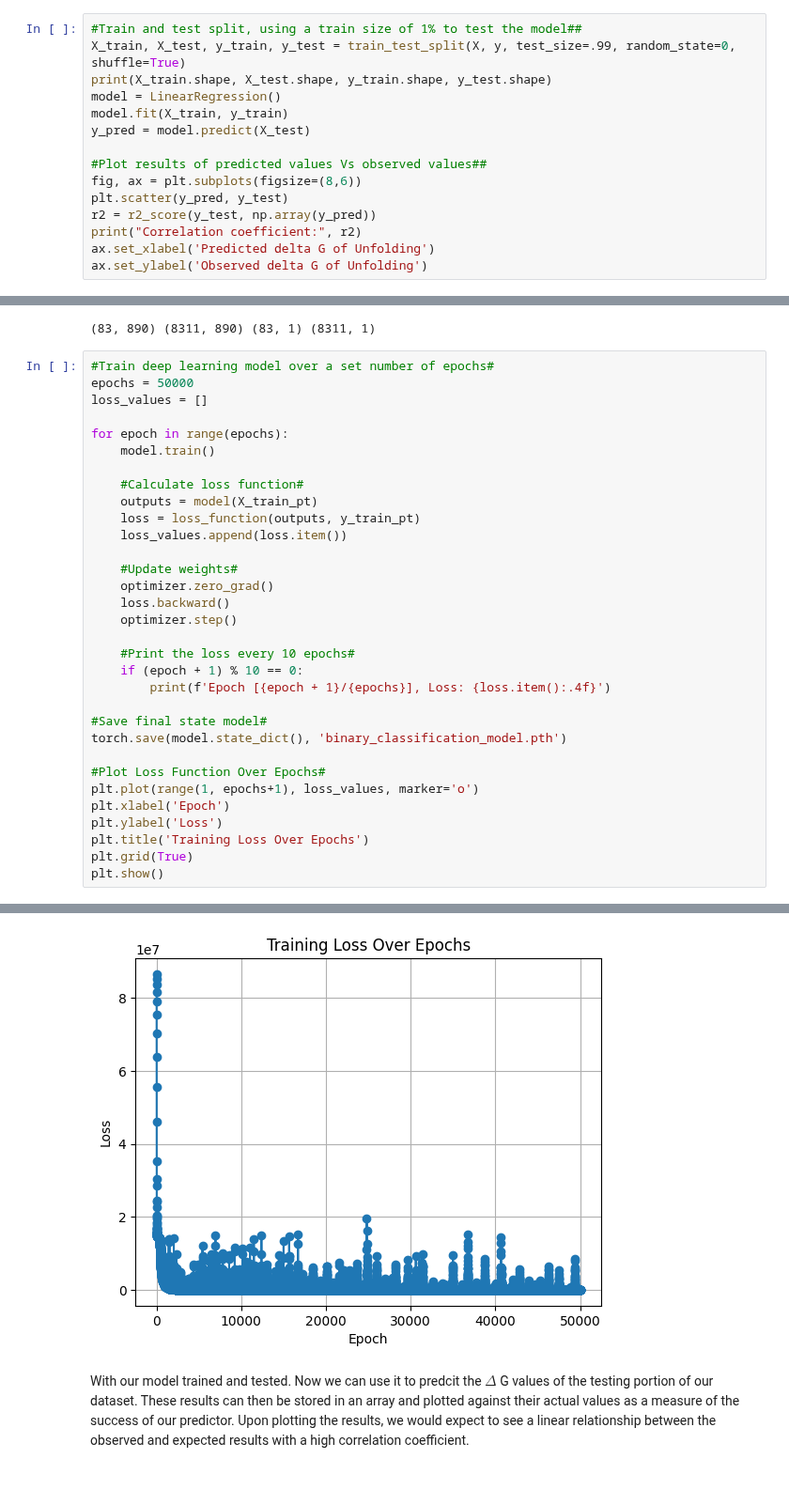
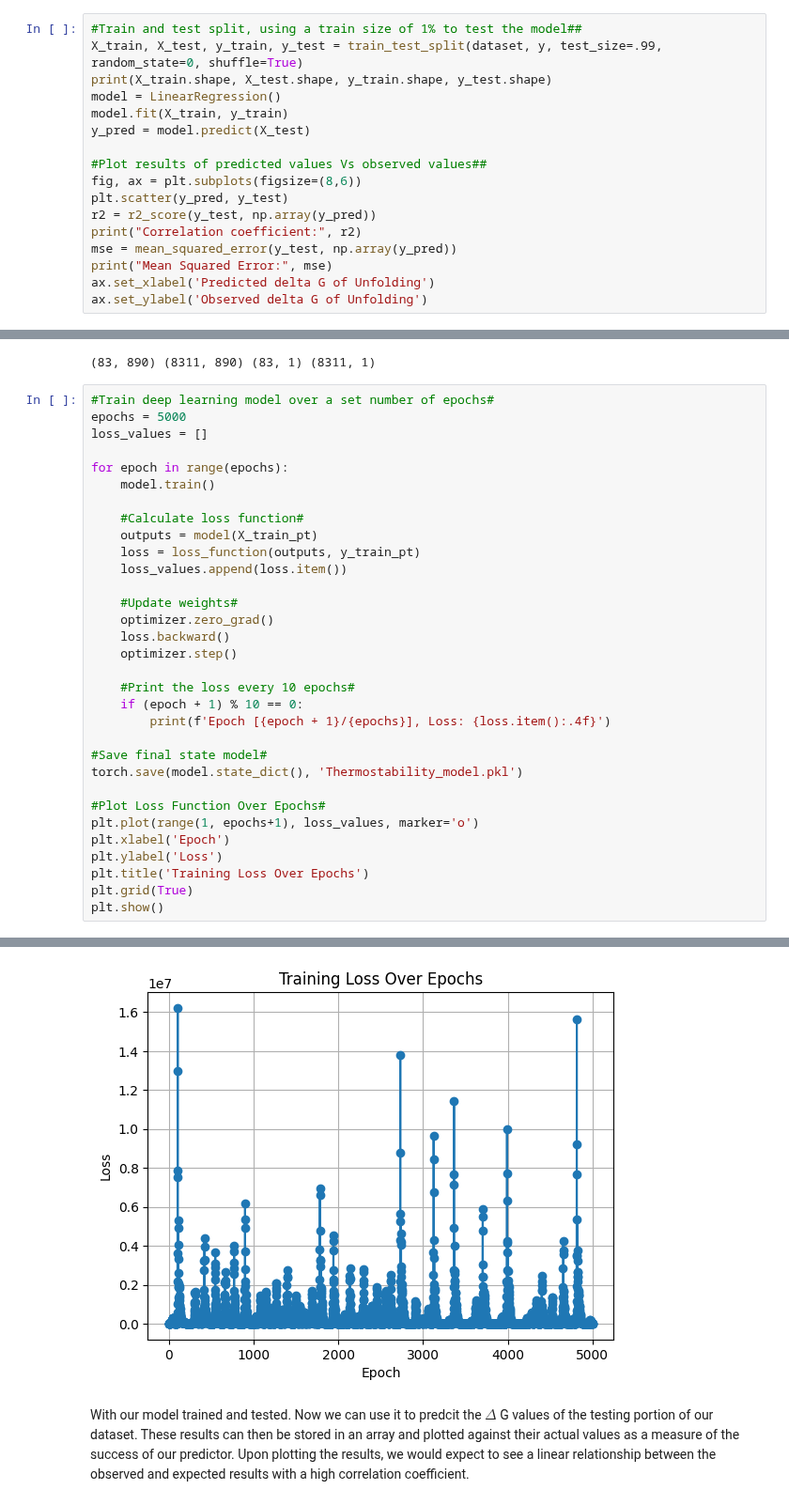
Before and after one commit to AdamTest24/Antibody_Materials, a Jupyter notebook: GB_AL_Comments/Predict_Thermostability.ipynb, the cells around one changed output, grey strips where cells are left out. Shown at 94% size. Drawn from its saved outputs; the diff is of its cells as text.

```diff
--- a/GB_AL_Comments/Predict_Thermostability.ipynb
+++ b/GB_AL_Comments/Predict_Thermostability.ipynb
@@ -197,6 +194,6 @@ It looks from this initial test that the model is working very well, even when i
 # %%
 #Train and test split, using a train size of 1% to test the model##
-X_train, X_test, y_train, y_test = train_test_split(X, y, test_size=.99, random_state=0, shuffle=True)
+X_train, X_test, y_train, y_test = train_test_split(dataset, y, test_size=.99, random_state=0, shuffle=True)
 print(X_train.shape, X_test.shape, y_train.shape, y_test.shape)
 model = LinearRegression()
 model.fit(X_train, y_train)
@@ -207,6 +204,8 @@ fig, ax = plt.subplots(figsize=(8,6))
 plt.scatter(y_pred, y_test)
 r2 = r2_score(y_test, np.array(y_pred))
 print("Correlation coefficient:", r2)
+mse = mean_squared_error(y_test, np.array(y_pred))
+print("Mean Squared Error:", mse)
 ax.set_xlabel('Predicted delta G of Unfolding')
 ax.set_ylabel('Observed delta G of Unfolding')
 # %% [output]
@@ -290,7 +290,7 @@ y_test_pt = torch.tensor(y_test.values, dtype=torch.float32)
 (83, 890) (8311, 890) (83, 1) (8311, 1)
 # %%
 #Train deep learning model over a set number of epochs#
-epochs = 50000
+epochs = 5000
 loss_values = []
 
 for epoch in range(epochs):
@@ -311,7 +311,7 @@ for epoch in range(epochs):
         print(f'Epoch [{epoch + 1}/{epochs}], Loss: {loss.item():.4f}')
 
 #Save final state model#
-torch.save(model.state_dict(), 'binary_classification_model.pth')
+torch.save(model.state_dict(), 'Thermostability_model.pkl')
 
 #Plot Loss Function Over Epochs#
 plt.plot(range(1, epochs+1), loss_values, marker='o')
@@ -341,4 +341,4 @@ Epoch [50000/50000], Loss: 554.8312
-[figure, old version]
+[figure, new version]
 # %% [markdown]
 With our model trained and tested. Now we can use it to predcit the $\Delta$ G values of the testing portion of our dataset. These results can then be stored in an array and plotted against their actual values as a measure of the success of our predictor. Upon plotting the results, we would expect to see a linear relationship between the observed and expected results with a high correlation coefficient.
 # %%
```
Also changed, not shown: parts of 8 cells of this notebook.
